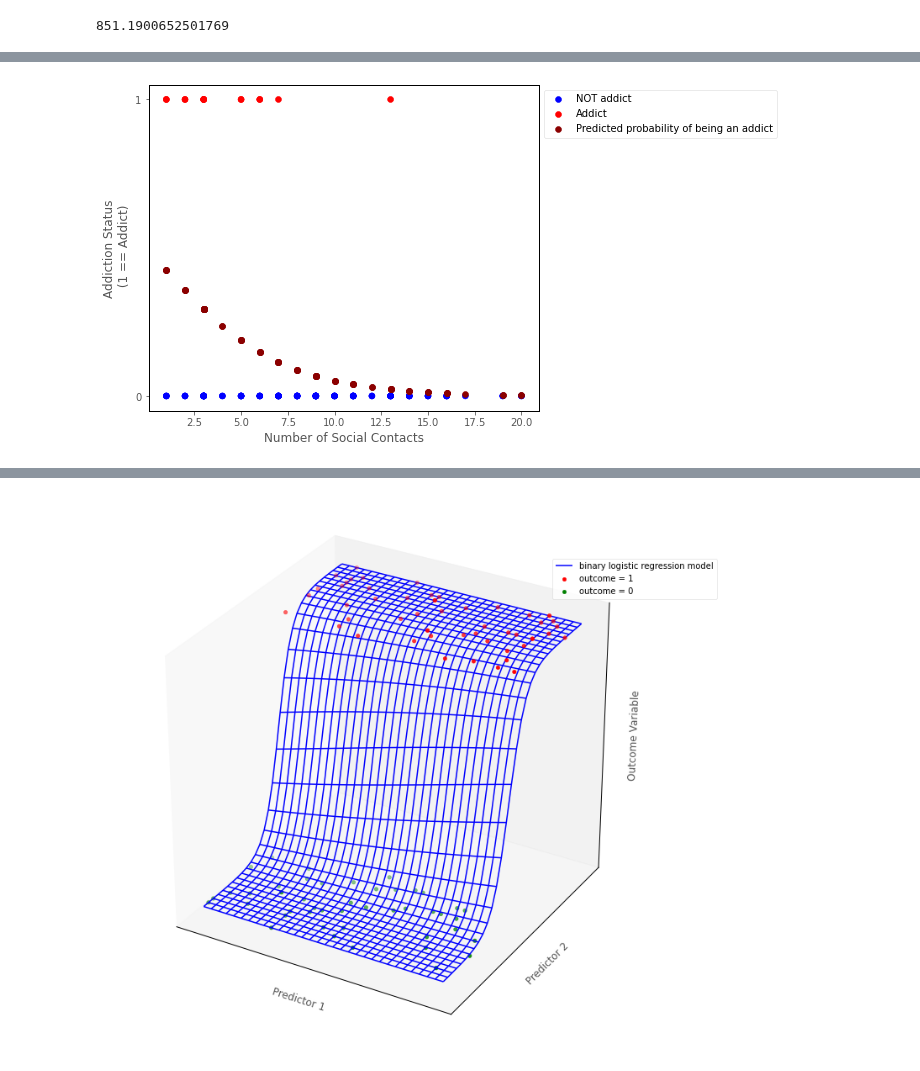
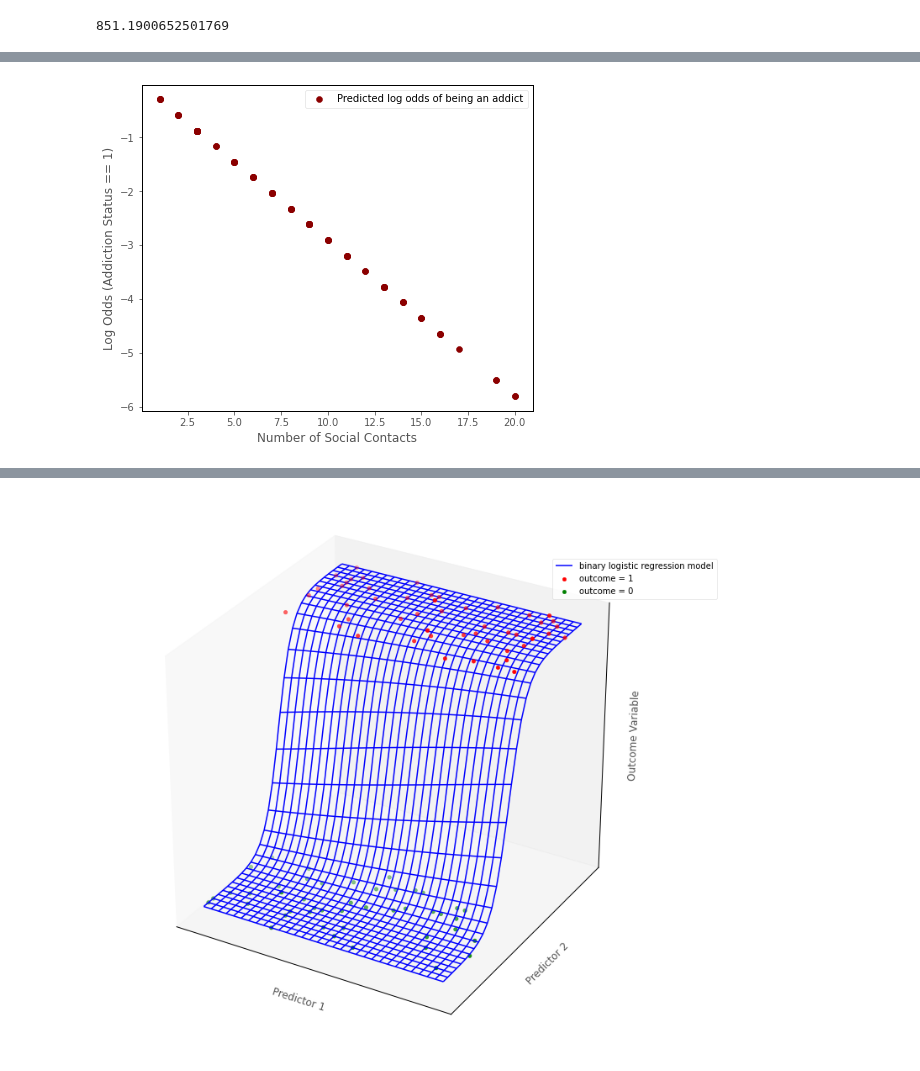
Before and after one commit to pxr687/islands_generalized_linear_models, a Jupyter notebook: 4_binary_logistic_regression.ipynb, the cells around one changed output, grey strips where cells are left out. Cells and saved outputs as stored; diff of their text form; code cells hidden in the pictures.

```diff
--- a/4_binary_logistic_regression.ipynb
+++ b/4_binary_logistic_regression.ipynb
@@ -274,6 +294,5 @@ Logit Regression Results
 # %%
 log_odds_predictions_1 = mod.params.loc['Intercept'] +  mod.params.loc['number_of_social_contacts'] * df['number_of_social_contacts']
-probability_predictions_1 = np.exp(log_odds_predictions_1)/(1 + np.exp(log_odds_predictions_1))
-islands_GLM.addiction_plot(df, predictions = probability_predictions_1, plot_predictions = True)
+islands_GLM.addiction_plot(df, log_odds_predictions_1, log_scale = True)
 # %% [output]
-[figure, old version]
+[figure, new version]
```
Also changed, not shown: parts of 19 cells of this notebook, 2 other files.
